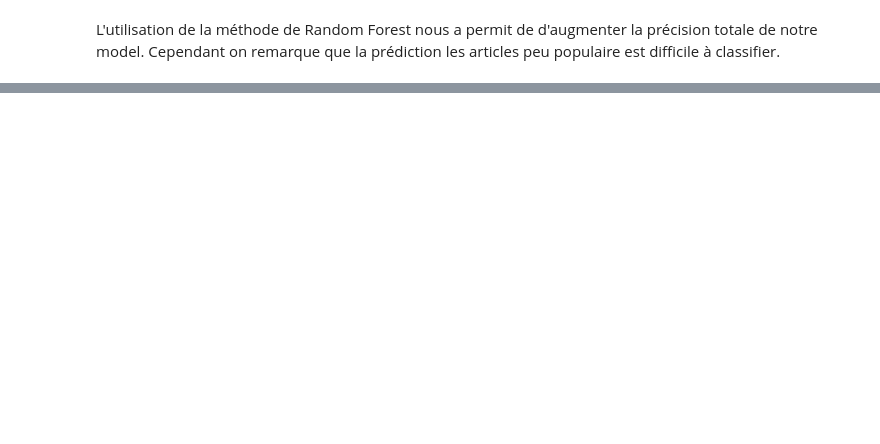
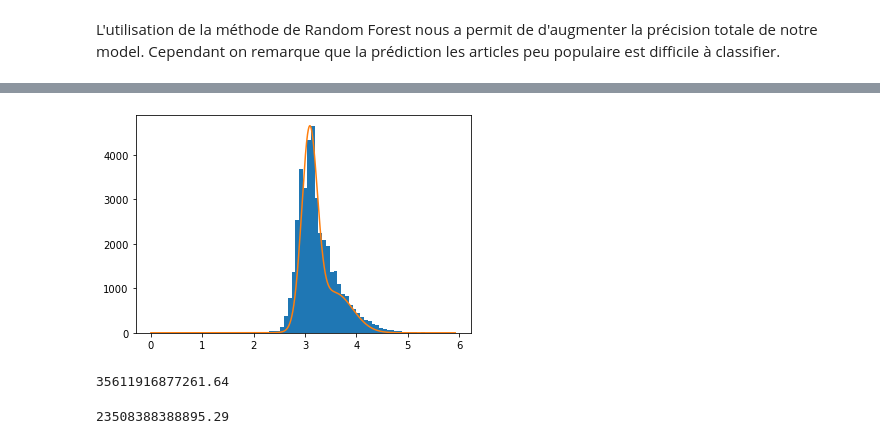
Before and after one commit to NandyBa/ArticlePopularityPrediction, a Jupyter notebook: Analyse.ipynb, the cells around one changed output, grey strips where cells are left out. Drawn from its saved outputs; the diff is of its cells as text; code cells hidden in the pictures; blank space fills up the shorter version.

```diff
--- a/Analyse.ipynb
+++ b/Analyse.ipynb
@@ -279,0 +429,34 @@ Cependant on remarque que la prédiction les articles peu populaire est difficil
+# %%
+from sklearn.mixture import GaussianMixture
+
+D = np.array(data["shares"]).reshape(-1, 1)
+gmm2 = GaussianMixture(n_components=2).fit(np.log10(D))
+# %%
+cov = gmm2.covariances_
+N = len(cov)
+sd = [ np.sqrt(  np.trace(cov[i])/N) for i in range(0,N) ]
+# %%
+import numpy as np
+import matplotlib.pyplot as plt
+from scipy.stats import norm
+
+# Plot between -10 and 10 with .001 steps.
+x_axis = np.arange(0, np.log10(max(D)), 0.001)
+
+G = gmm2.weights_[0]*norm.pdf(x_axis,gmm2.means_[0],sd[0]) + gmm2.weights_[1]*norm.pdf(x_axis,gmm2.means_[1],sd[1])
+scaleG = G/max(G)
+
+h, _,_ = plt.hist(np.log10(D),80)
+plt.plot(x_axis, h.max()*scaleG )
+#plt.xlim(0, np.log10(max(D)))
+plt.show()
+# %% [output]
+[figure, added]
+# %%
+gmm.bic(D)
+# %% [output]
+35611916877261.64
+# %%
+gmm2.bic(D)
+# %% [output]
+23508388388895.29
```
Also changed, not shown: parts of 24 cells of this notebook, 1 other file.
